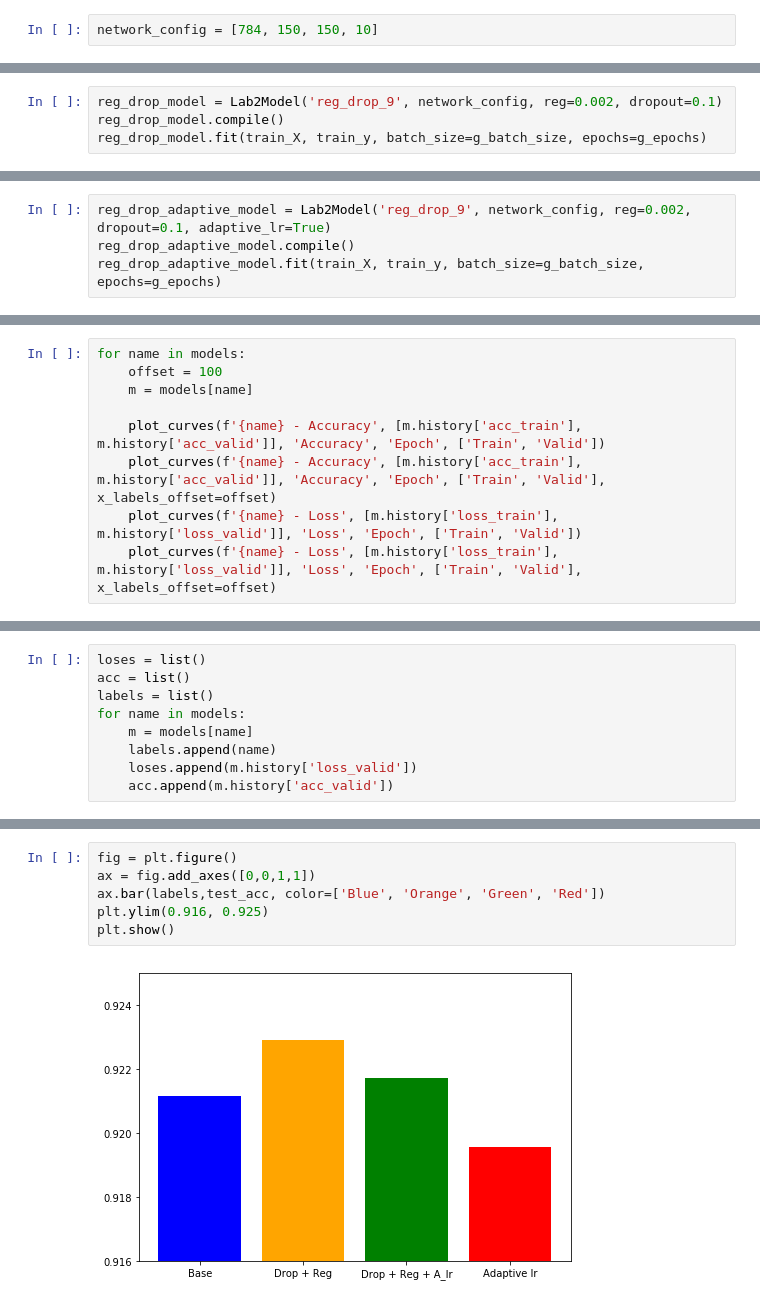
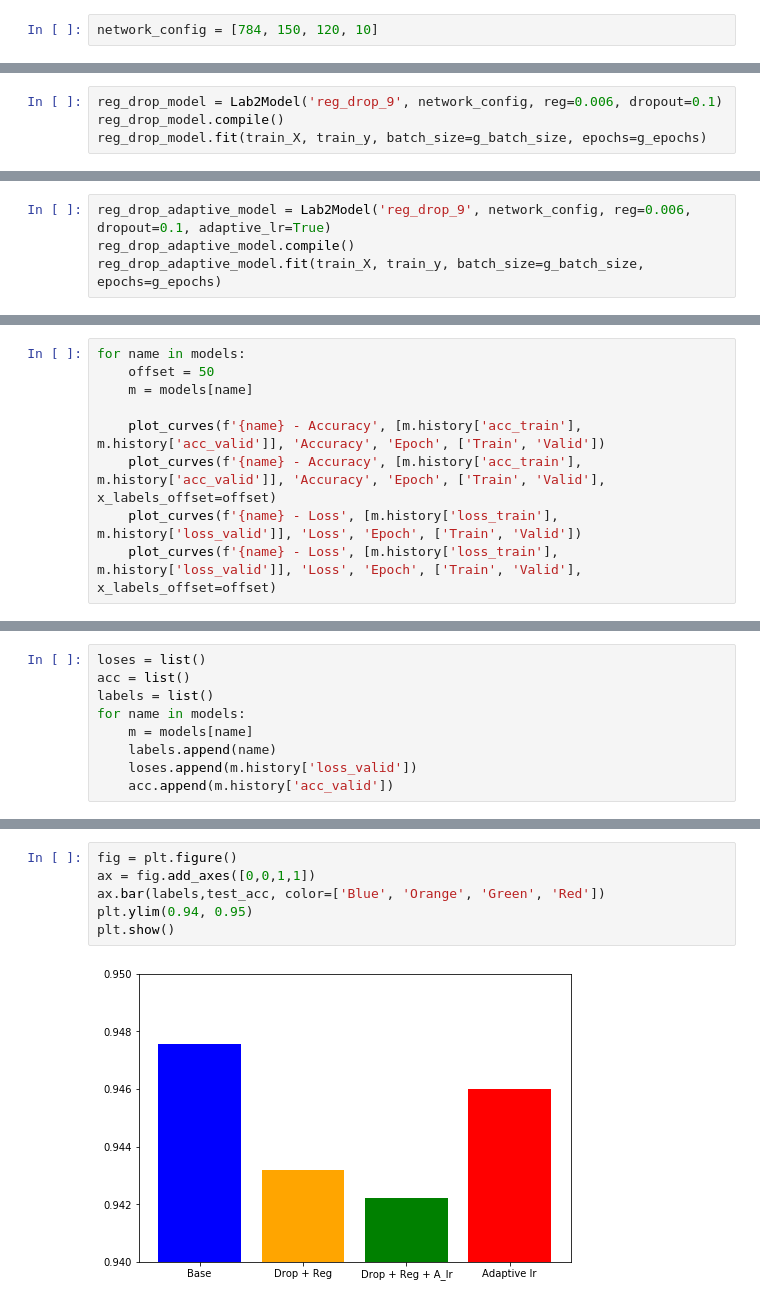
Before and after one commit to lightsuner/bsuir_ml_2, a Jupyter notebook: lab_2/src/book_lab_2.ipynb, the cells around one changed output, grey strips where cells are left out. Cells and saved outputs as stored; diff of their text form.

```diff
--- a/lab_2/src/book_lab_2.ipynb
+++ b/lab_2/src/book_lab_2.ipynb
@@ -272,7 +272,7 @@ class Lab2Model():
 
 Реализуйте полносвязную нейронную сеть с помощью библиотеки Tensor Flow. В качестве алгоритма оптимизации можно использовать, например, стохастический градиент (Stochastic Gradient Descent, SGD). Определите количество скрытых слоев от 1 до 5, количество нейронов в каждом из слоев до нескольких сотен, а также их функции активации (кусочно-линейная, сигмоидная, гиперболический тангенс и т.д.).
 # %%
-network_config = [784, 150, 150, 10]
+network_config = [784, 150, 120, 10]
 # %%
 base_model = Lab2Model('base_8', network_config)
 base_model.compile()
@@ -305,7 +305,7 @@ base_loss, base_acc
 
 Используйте регуляризацию и метод сброса нейронов (dropout) для борьбы с переобучением. Как улучшилось качество классификации?
 # %%
-reg_drop_model = Lab2Model('reg_drop_9', network_config, reg=0.002, dropout=0.1)
+reg_drop_model = Lab2Model('reg_drop_9', network_config, reg=0.006, dropout=0.1)
 reg_drop_model.compile()
 reg_drop_model.fit(train_X, train_y, batch_size=g_batch_size, epochs=g_epochs)
 # %% [output]
@@ -336,7 +336,7 @@ reg_drop_loss, reg_drop_acc
 
 Воспользуйтесь динамически изменяемой скоростью обучения (learning rate). Наилучшая точность, достигнутая с помощью данной модели составляет 97.1%. Какую точность демонстрирует Ваша реализованная модель?
 # %%
-reg_drop_adaptive_model = Lab2Model('reg_drop_9', network_config, reg=0.002, dropout=0.1, adaptive_lr=True)
+reg_drop_adaptive_model = Lab2Model('reg_drop_9', network_config, reg=0.006, dropout=0.1, adaptive_lr=True)
 reg_drop_adaptive_model.compile()
 reg_drop_adaptive_model.fit(train_X, train_y, batch_size=g_batch_size, epochs=g_epochs)
 # %% [output]
@@ -430,7 +430,7 @@ def plot_curves(title, data, y_title, x_title='Epoch', legend=[], x_labels_offse
     plt.show()
 # %%
 for name in models:
-    offset = 100
+    offset = 50
     m = models[name]
 
     plot_curves(f'{name} - Accuracy', [m.history['acc_train'], m.history['acc_valid']], 'Accuracy', 'Epoch', ['Train', 'Valid'])
@@ -484,8 +484,8 @@ labels, test_acc
 # %%
 fig = plt.figure()
 ax = fig.add_axes([0,0,1,1])
 ax.bar(labels,test_acc, color=['Blue', 'Orange', 'Green', 'Red'])
-plt.ylim(0.916, 0.925)
+plt.ylim(0.94, 0.95)
 plt.show()
 # %% [output]
-[figure, old version]
+[figure, new version]
```
Also changed, not shown: parts of 16 cells of this notebook.
